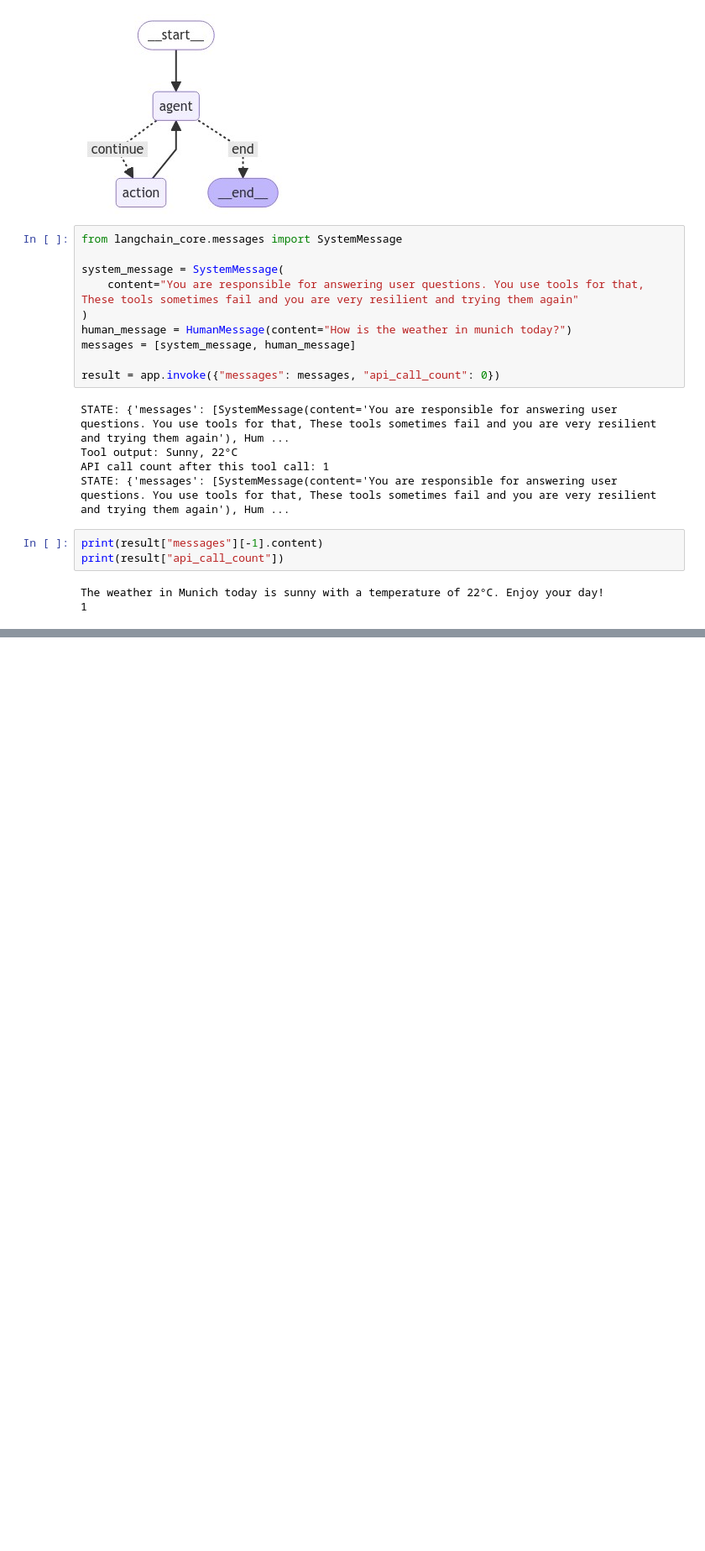
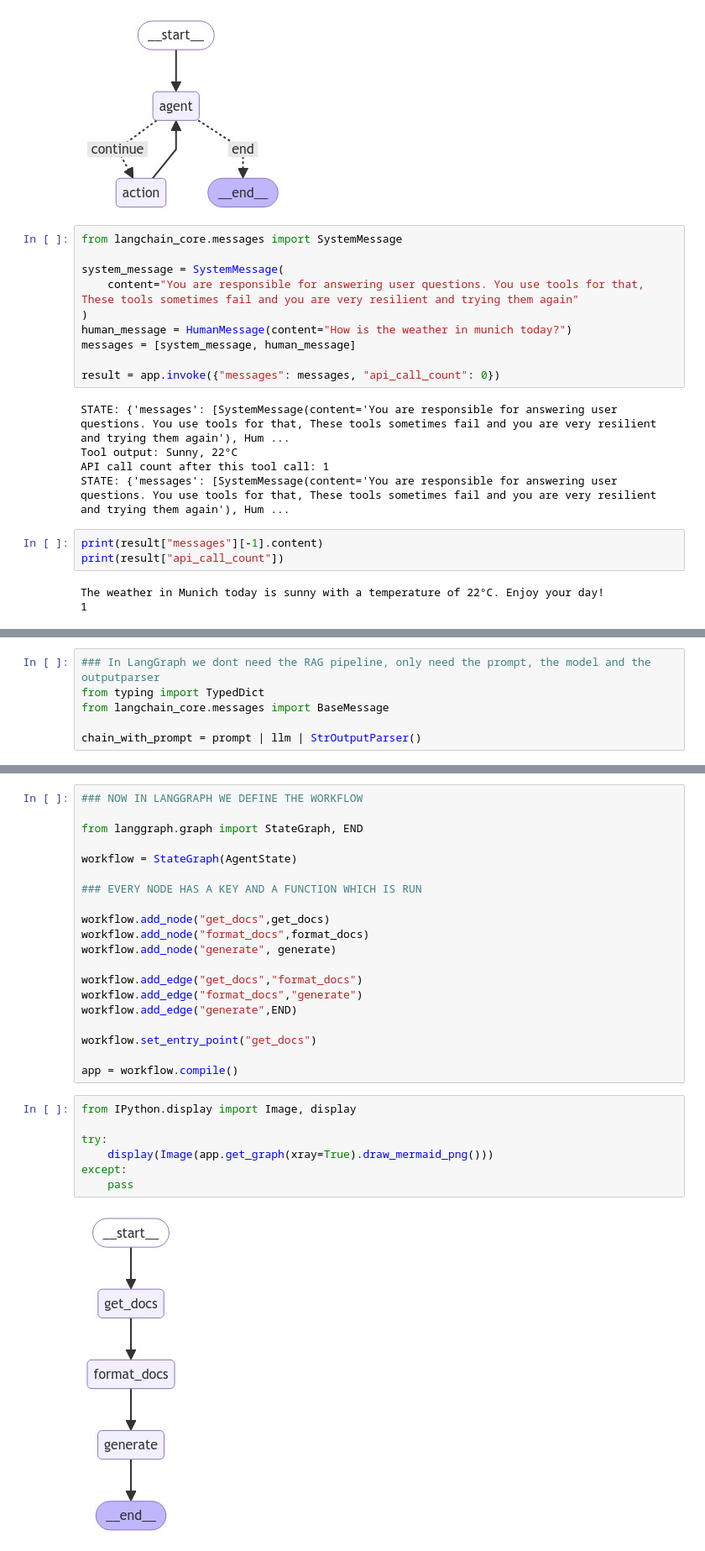
Before and after one commit to pulkittalwarmars/langgraph, a Jupyter notebook: examples/test_langgraph.ipynb, the cells around one changed output, grey strips where cells are left out. Shown at 84% size. Cells and saved outputs as stored; diff of their text form; blank space fills up the shorter version.

Commit message:
added more on heirarchical workflows

```diff
--- a/examples/test_langgraph.ipynb
+++ b/examples/test_langgraph.ipynb
@@ -295,0 +352,6 @@ The weather in Munich today is sunny with a temperature of 22°C. Enjoy your day
+# %%
+### In LangGraph we dont need the RAG pipeline, only need the prompt, the model and the outputparser
+from typing import TypedDict
+from langchain_core.messages import BaseMessage
+
+chain_with_prompt = prompt | llm | StrOutputParser()
@@ -295,0 +402,29 @@ The weather in Munich today is sunny with a temperature of 22°C. Enjoy your day
+# %%
+### NOW IN LANGGRAPH WE DEFINE THE WORKFLOW
+
+from langgraph.graph import StateGraph, END
+
+workflow = StateGraph(AgentState)
+
+### EVERY NODE HAS A KEY AND A FUNCTION WHICH IS RUN
+
+workflow.add_node("get_docs",get_docs)
+workflow.add_node("format_docs",format_docs)
+workflow.add_node("generate", generate)
+
+workflow.add_edge("get_docs","format_docs")
+workflow.add_edge("format_docs","generate")
+workflow.add_edge("generate",END)
+
+workflow.set_entry_point("get_docs")
+
+app = workflow.compile()
+# %%
+from IPython.display import Image, display
+
+try:
+    display(Image(app.get_graph(xray=True).draw_mermaid_png()))
+except:
+    pass
+# %% [output]
+[figure, added]
```
Also changed, not shown: parts of 28 cells of this notebook, 1 other file.
